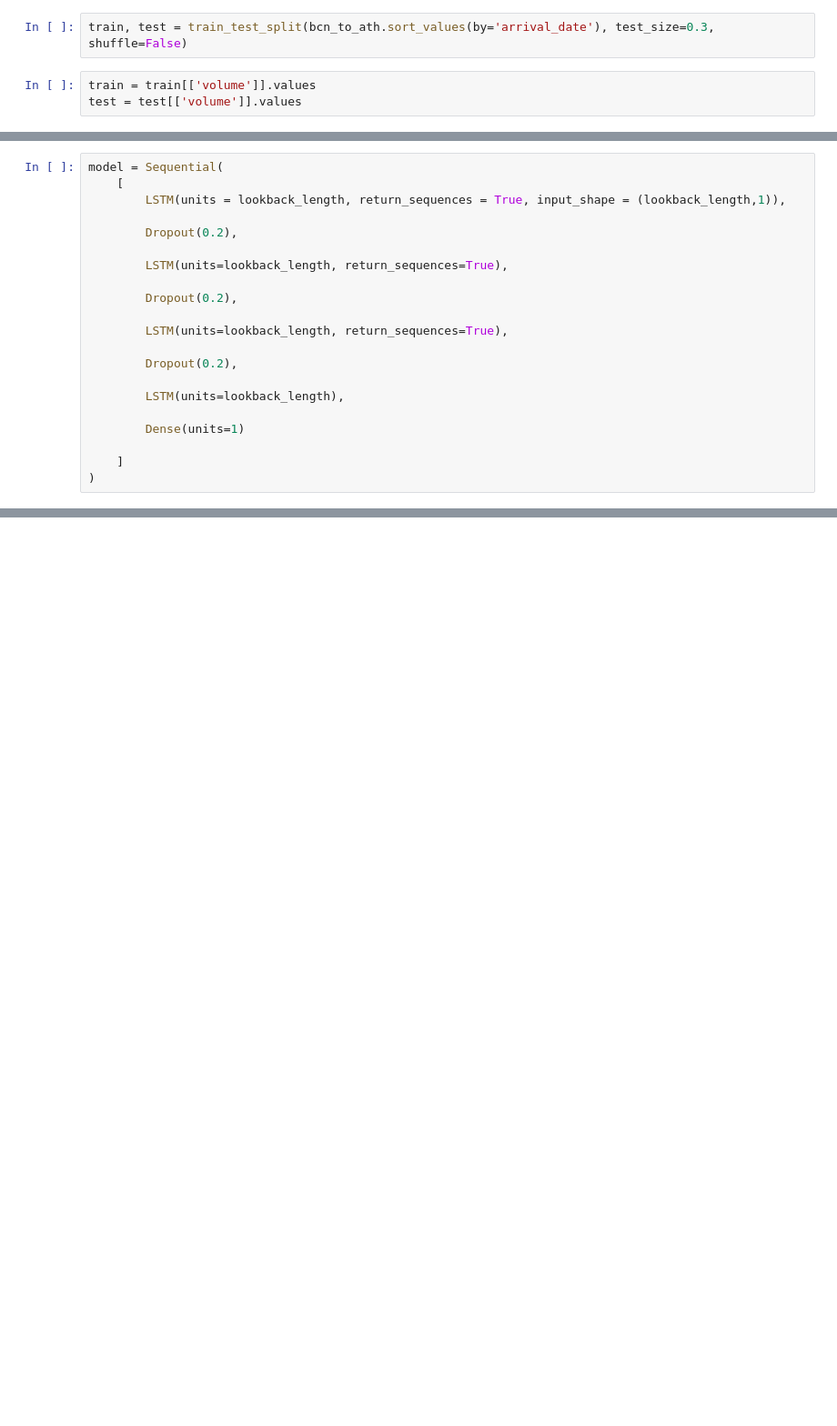
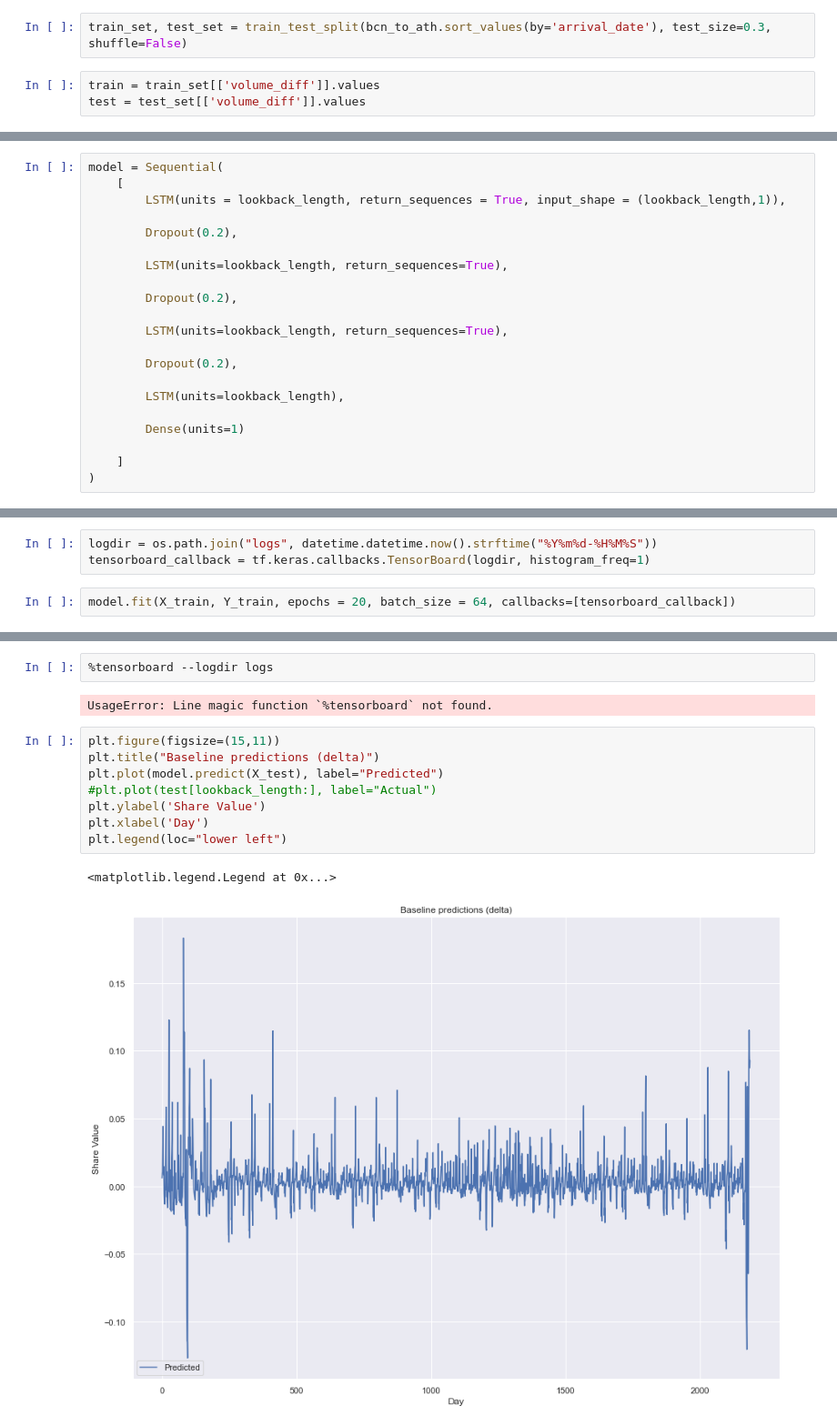
Before and after one commit to liamhbyrne/HackAI, a Jupyter notebook: data_overview/overview.ipynb, the cells around one changed output, grey strips where cells are left out. Shown: that part at 91% size. Cells and saved outputs as stored; diff of their text form; blank space fills up the shorter version.

Commit message:
lstm sort of there

```diff
--- a/data_overview/overview.ipynb
+++ b/data_overview/overview.ipynb
@@ -65,8 +109,8 @@ plt.plot(x, y1)
 # %%
-train, test = train_test_split(bcn_to_ath.sort_values(by='arrival_date'), test_size=0.3, shuffle=False)
+train_set, test_set = train_test_split(bcn_to_ath.sort_values(by='arrival_date'), test_size=0.3, shuffle=False)
 # %%
-train = train[['volume']].values
-test = test[['volume']].values
+train = train_set[['volume_diff']].values
+test = test_set[['volume_diff']].values
 # %% [markdown]
 Inititalise an empty training and testing set
 The model is given 20 consecutive values and has to predict the 21st
@@ -116,0 +181,5 @@ model.summary()
+# %%
+logdir = os.path.join("logs", datetime.datetime.now().strftime("%Y%m%d-%H%M%S"))
+tensorboard_callback = tf.keras.callbacks.TensorBoard(logdir, histogram_freq=1)
+# %%
+model.fit(X_train, Y_train, epochs = 20, batch_size = 64, callbacks=[tensorboard_callback])
@@ -116,0 +212,15 @@ model.summary()
+# %%
+%tensorboard --logdir logs
+# %% [output]
+UsageError: Line magic function `%tensorboard` not found.
+# %%
+plt.figure(figsize=(15,11))
+plt.title("Baseline predictions (delta)")
+plt.plot(model.predict(X_test), label="Predicted")
+#plt.plot(test[lookback_length:], label="Actual")
+plt.ylabel('Share Value')
+plt.xlabel('Day')
+plt.legend(loc="lower left")
+# %% [output]
+<matplotlib.legend.Legend at 0x...>
+[figure, added]
```
Also changed, not shown: parts of 19 cells of this notebook, 8 other files.
